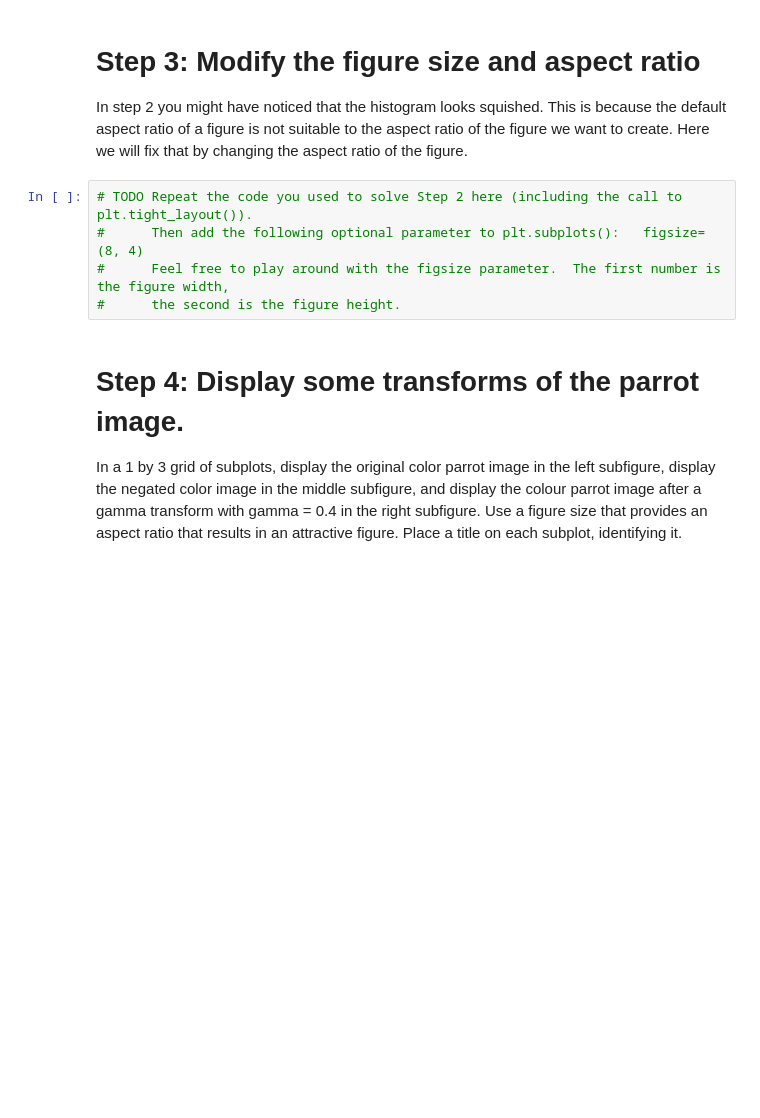
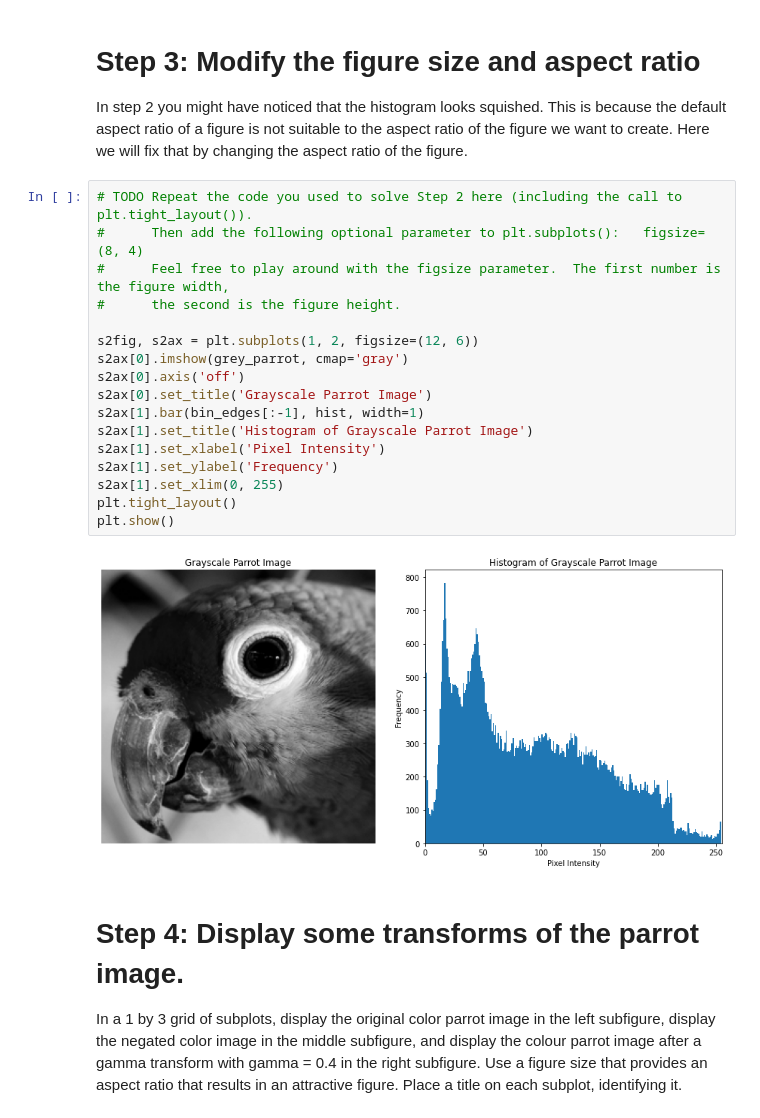
Before and after one commit to Ethan4416/CMPT819, a Jupyter notebook: Assignment0/asn0-files/asn0-q3.ipynb, the cells around one changed output. Cells and saved outputs as stored; diff of their text form; blank space fills up the shorter version.

```diff
--- a/Assignment0/asn0-files/asn0-q3.ipynb
+++ b/Assignment0/asn0-files/asn0-q3.ipynb
@@ -89,8 +89,22 @@ In step 2 you might have noticed that the histogram looks squished.  This is bec
 # %%
 # TODO Repeat the code you used to solve Step 2 here (including the call to plt.tight_layout()).
 #      Then add the following optional parameter to plt.subplots():   figsize=(8, 4)
 #      Feel free to play around with the figsize parameter.  The first number is the figure width,
 #      the second is the figure height.
+
+s2fig, s2ax = plt.subplots(1, 2, figsize=(12, 6))
+s2ax[0].imshow(grey_parrot, cmap='gray')
+s2ax[0].axis('off')
+s2ax[0].set_title('Grayscale Parrot Image')
+s2ax[1].bar(bin_edges[:-1], hist, width=1)
+s2ax[1].set_title('Histogram of Grayscale Parrot Image')
+s2ax[1].set_xlabel('Pixel Intensity')
+s2ax[1].set_ylabel('Frequency')
+s2ax[1].set_xlim(0, 255)
+plt.tight_layout()
+plt.show()
+# %% [output]
+[figure, added]
 # %% [markdown]
 # Step 4: Display some transforms of the parrot image.
 
```
Also changed, not shown: parts of 5 cells of this notebook, 2 other files.
